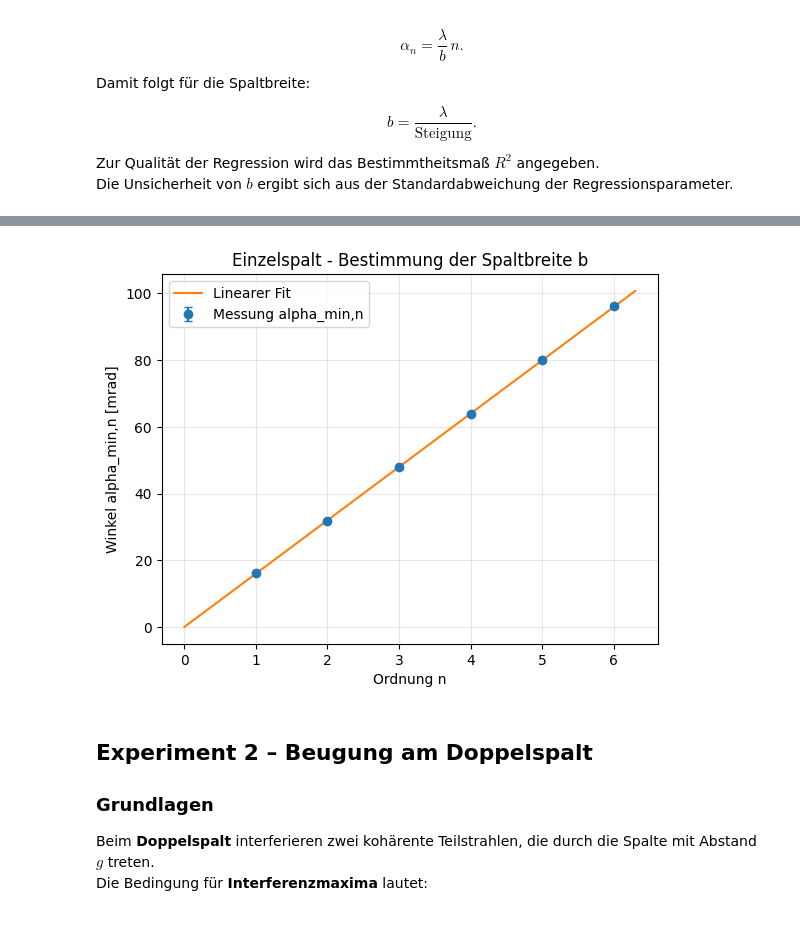
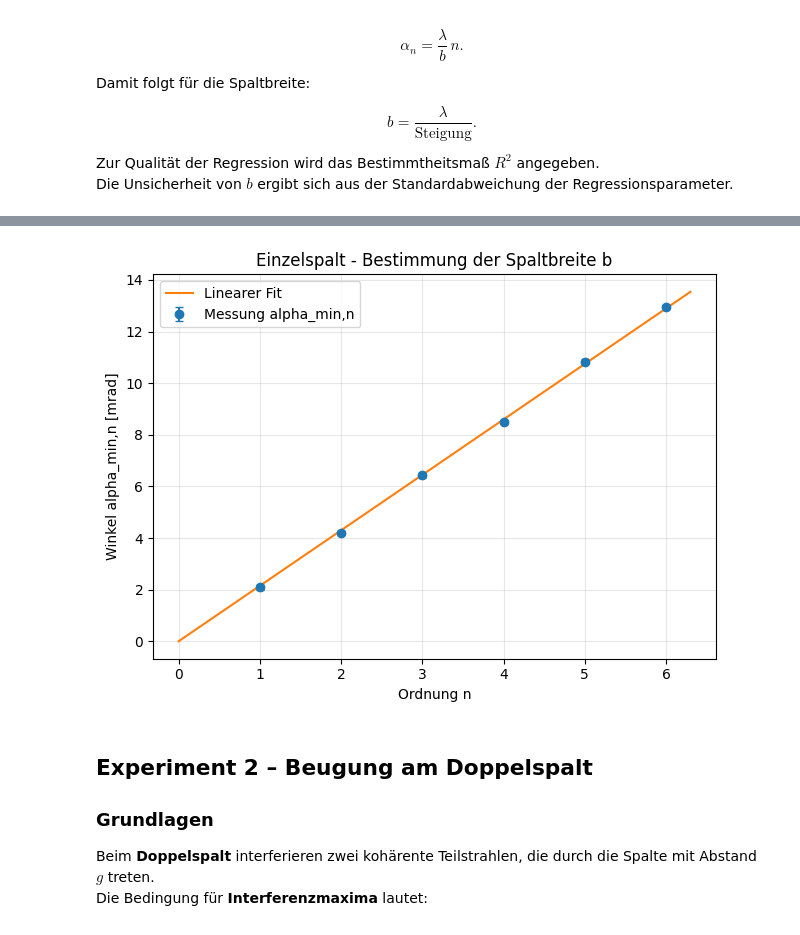
Before and after one commit to olegoniy/Lab, a Jupyter notebook: Lab5/Di02-PW5.ipynb, the cells around one changed output, grey strips where cells are left out. Saved outputs shown, nothing was run; the diff lists cells and outputs as text; code cells hidden in the pictures.

```diff
--- a/Lab5/Di02-PW5.ipynb
+++ b/Lab5/Di02-PW5.ipynb
@@ -86,29 +86,33 @@ sigma_lambda_nm = 0.0       # 0 falls vernachlaessigt
 L = 1.500                   # m
 sigma_L = 0.001
 
-# --- Messdaten (Beispiel): Abstand (-n) bis (+n) in mm ---
+# --- Messdaten: Abstand (-n) bis (+n) in mm ---
 data_paare = pd.DataFrame({
     "n": [1, 2, 3, 4, 5, 6],
-    "y_minus_mm": [-48.5, -96.0, -144.5, -192.0, -240.0, -289.5],
-    "y_plus_mm":  [ 48.0,  95.0,  144.0,  191.0,  240.5,  289.0]
+    "y_double_mm": [12.5, 25.2, 38.55, 51.0, 65.0, 77.65],
 })
 
 df = data_paare.copy()
-# Halber Abstand vom Zentrum: Mittelwert der Abweichungen links/rechts
-df["y_half_mm"] = (df["y_plus_mm"] - df["y_minus_mm"]) / 2.0
+# Halber Abstand vom Zentrum aus der doppelten Breite
+df["y_half_mm"] = df["y_double_mm"] / 2.0
 D_mm = df["y_half_mm"].to_numpy()
 n = df["n"].to_numpy().astype(float)
-sigma_D_mm = np.full_like(D_mm, 1.0)
+sigma_D_mm = np.full_like(D_mm, 0.25)  # Beispiel: 1 mm Unsicherheit
 
 # --- Von D zu Winkeln ---
+# y ist der halbe Abstand in Metern (Geometrie: tan(alpha) = y/L)
 y = (D_mm * 1e-3) / 2.0
 sigma_y = (sigma_D_mm * 1e-3) / 2.0
 alpha = np.arctan2(y, L)
-fac = 1.0 / (1.0 + (y / L) ** 2)
-sigma_alpha = np.sqrt((fac * (1 / L) * sigma_y) ** 2 + (fac * (-y / L ** 2) * sigma_L) ** 2)
 
-# --- Gewichteter linearer Fit: alpha = s*n + c (kein polyfit) ---
-x, yv, w = n, alpha, 1.0 / (sigma_alpha ** 2)
+# Fehlerfortpflanzung fuer alpha = arctan(y/L)
+fac = 1.0 / (1.0 + (y / L) ** 2)               # Ableitungsfaktor der arctan-Kette
+sigma_alpha = np.sqrt((fac * (1 / L) * sigma_y) ** 2 +
+                      (fac * (-y / L**2) * sigma_L) ** 2)
+
+# --- Gewichteter linearer Fit: alpha = s*n + c ---
+x, yv = n, alpha
+w = 1.0 / (sigma_alpha ** 2)
 enforce_through_origin = True  # True: Fit durch den Ursprung erzwingen
 
 if enforce_through_origin:
@@ -119,55 +123,77 @@ if enforce_through_origin:
     yhat = slope * x
     res = yv - yhat
     dof = len(x) - 1
-    sigma2_hat = np.sum(w * res ** 2) / dof
+    # Varianzskaler fuer Kovarianzmatrix (gewichtete Residuen)
+    sigma2_hat = np.sum(w * res**2) / dof
     cov_s = sigma2_hat / Sxx
     slope_stderr = np.sqrt(cov_s)
     intercept_stderr = np.nan
 else:
-    Sw, Sx, Sy = np.sum(w), np.sum(w * x), np.sum(w * yv)
-    Sxx, Sxy = np.sum(w * x * x), np.sum(w * x * yv)
-    Delta = Sw * Sxx - Sx ** 2
+    Sw  = np.sum(w)
+    Sx  = np.sum(w * x)
+    Sy  = np.sum(w * yv)
+    Sxx = np.sum(w * x * x)
+    Sxy = np.sum(w * x * yv)
+    Delta = Sw * Sxx - Sx**2
+
     slope = (Sw * Sxy - Sx * Sy) / Delta
     intercept = (Sxx * Sy - Sx * Sxy) / Delta
     yhat = slope * x + intercept
     res = yv - yhat
     dof = len(x) - 2
-    sigma2_hat = np.sum(w * res ** 2) / dof
-    cov = sigma2_hat * np.array([[Sxx, -Sx], [-Sx, Sw]]) / Delta
+    sigma2_hat = np.sum(w * res**2) / dof
+    cov = sigma2_hat * np.array([[Sxx, -Sx],
+                                 [-Sx,  Sw]]) / Delta
     intercept_stderr = np.sqrt(cov[0, 0])
-    slope_stderr = np.sqrt(cov[1, 1])
+    slope_stderr     = np.sqrt(cov[1, 1])
 
-# --- Gewichtetes Bestimmtheitsmass R^2 ---
+# --- Chi^2 und Chi^2/dof (gewichteter Fall) ---
+chi2 = np.sum(w * res**2)
+chi2_red = chi2 / dof
+
+# --- Gewichtetes R^2 (optional, bleibt wie gehabt) ---
 ybar_w = np.sum(w * yv) / np.sum(w)
-SS_res_w = np.sum(w * (res ** 2))
-SS_tot_w = np.sum(w * ((yv - ybar_w) ** 2))
+SS_res_w = np.sum(w * res**2)
+SS_tot_w = np.sum(w * (yv - ybar_w)**2)
 R2 = 1.0 - SS_res_w / SS_tot_w
 
-# --- Berechnung der Spaltbreite b ---
-b = lambda_nm * 1e-9 / slope
-db = np.sqrt((sigma_lambda_nm * 1e-9 / slope) ** 2 +
-             (-(lambda_nm * 1e-9 / slope ** 2) * slope_stderr) ** 2)
+# --- Steigung in mrad/Ordnung fuer Ausgabe (intern fuer b in rad belassen) ---
+slope_mrad = slope * 1e3
+slope_stderr_mrad = slope_stderr * 1e3
+
+# --- Spaltbreite b (Formel b = lambda / s; s MUSS in rad sein) ---
+s = slope                      # rad/Ordnung
+ds = slope_stderr
+lam = lambda_nm * 1e-9
+dlam = sigma_lambda_nm * 1e-9
+
+b = lam / s
+db = np.sqrt( (dlam / s)**2 + (lam * ds / s**2)**2 )
 
 # --- Ausgabe der Ergebnisse ---
-print("Linearer Fit: alpha = s*n + c (gewichtete Ausgleichsgerade)")
-print(f"  s = {pm(slope, slope_stderr)} rad/Ordnung")
+print("Gewichteter linearer Fit: alpha = s*n + c")
+print(f"  s = {pm(slope_mrad, slope_stderr_mrad)} mrad/Ordnung")
 if not enforce_through_origin:
     print(f"  c = {pm(intercept, intercept_stderr)} rad")
-print(f"  R^2 = {R2:.4f}")
+print(f"  R^2 (gewichtet) = {R2:.4f}")
+print(f"  Chi^2 = {chi2:.3f}, dof = {dof}, Chi^2/dof = {chi2_red:.3f}")
+
 print("\nSpaltbreite:")
 print(f"  b = {pm(b * 1e6, db * 1e6)} um")
 
 # --- Darstellung ---
 plt.figure()
-plt.errorbar(x, yv * 1000, yerr=1000 / np.sqrt(w), fmt='o', capsize=3,
+# y-Achse in mrad plotten
+plt.errorbar(x, yv * 1e3, yerr=sigma_alpha * 1e3, fmt='o', capsize=3,
              label="Messung alpha_min,n")
 xx = np.linspace(0, 1.05 * np.max(x), 200)
 yy = slope * xx + (0 if enforce_through_origin else intercept)
-plt.plot(xx, yy * 1000, label="Linearer Fit")
+plt.plot(xx, yy * 1e3, label="Linearer Fit")
 plt.xlabel("Ordnung n")
 plt.ylabel("Winkel alpha_min,n [mrad]")
 plt.title("Einzelspalt - Bestimmung der Spaltbreite b")
 plt.grid(True, alpha=0.3)
 plt.legend()
+plt.tight_layout()
 plt.show()
 # %% [output]
@@ -180,4 +207,4 @@ Spaltbreite:
-[figure, old version]
+[figure, new version]
 # %% [markdown]
 ## Experiment 2 – Beugung am Doppelspalt
 
```
Also changed, not shown: parts of 4 cells of this notebook.
